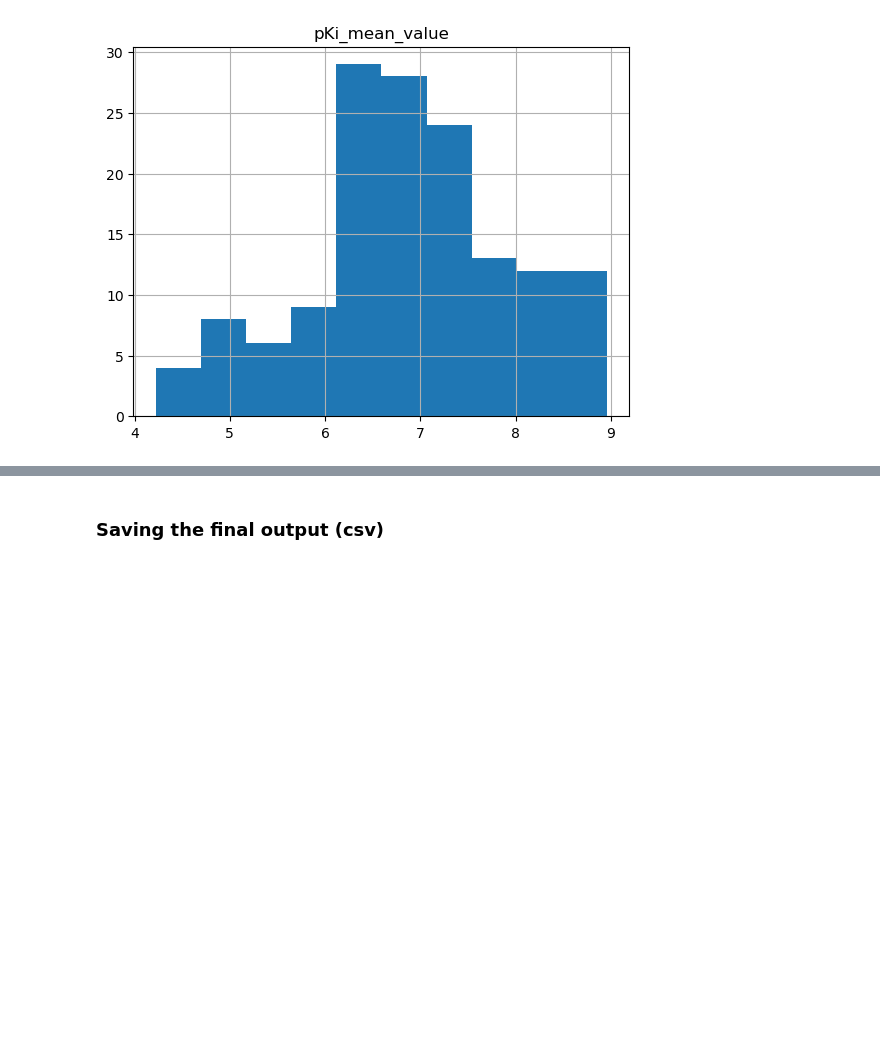
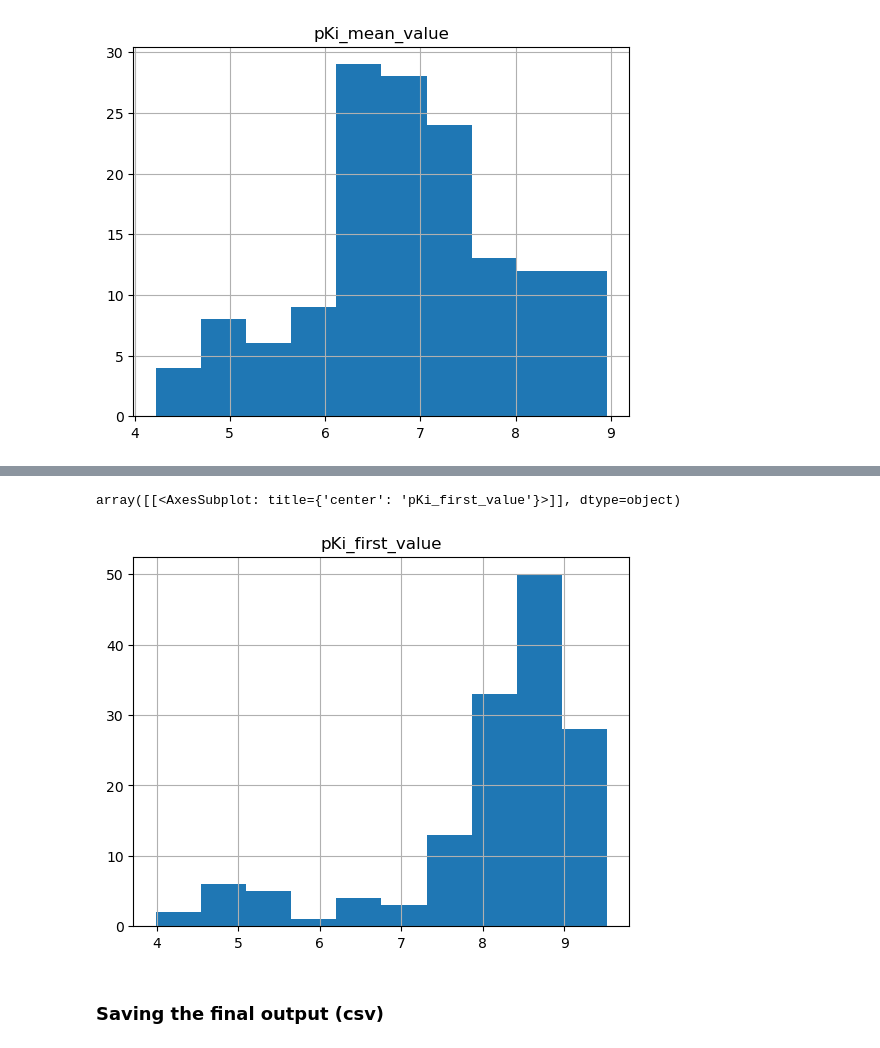
Before and after one commit to luxirio/masters, a Jupyter notebook: datasets/raw/chembl_pfalciparum_fetchdata.ipynb, the cells around one changed output, grey strips where cells are left out. Drawn from its saved outputs; the diff is of its cells as text; code cells hidden in the pictures; blank space fills up the shorter version.

```diff
--- a/datasets/raw/chembl_pfalciparum_fetchdata.ipynb
+++ b/datasets/raw/chembl_pfalciparum_fetchdata.ipynb
@@ -497,3 +562,8 @@ array([[<AxesSubplot: title={'center': 'pKi_last_value'}>]], dtype=object)
+# %%
+plasmodium_chembl_output_df.hist(column='pKi_first_value')
+# %% [output]
+array([[<AxesSubplot: title={'center': 'pKi_first_value'}>]], dtype=object)
+[figure, added]
 # %% [markdown]
 ### Saving the final output (csv)
 # %% [markdown]
```
Also changed, not shown: parts of 20 cells of this notebook, 7 other files.
